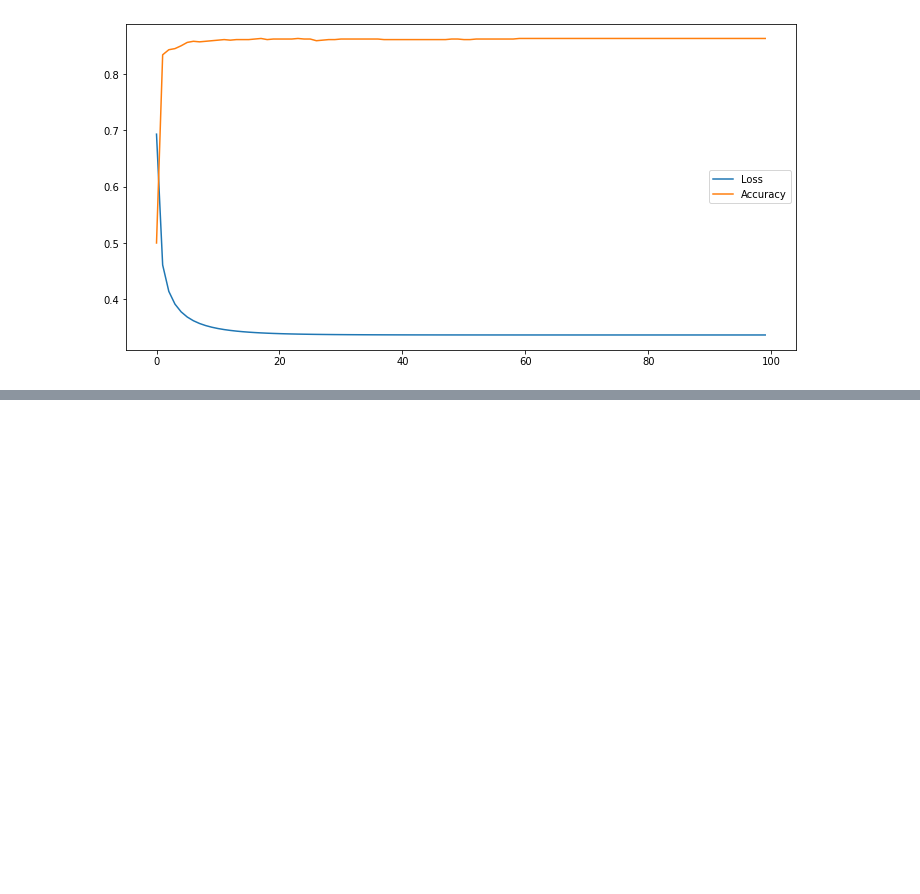
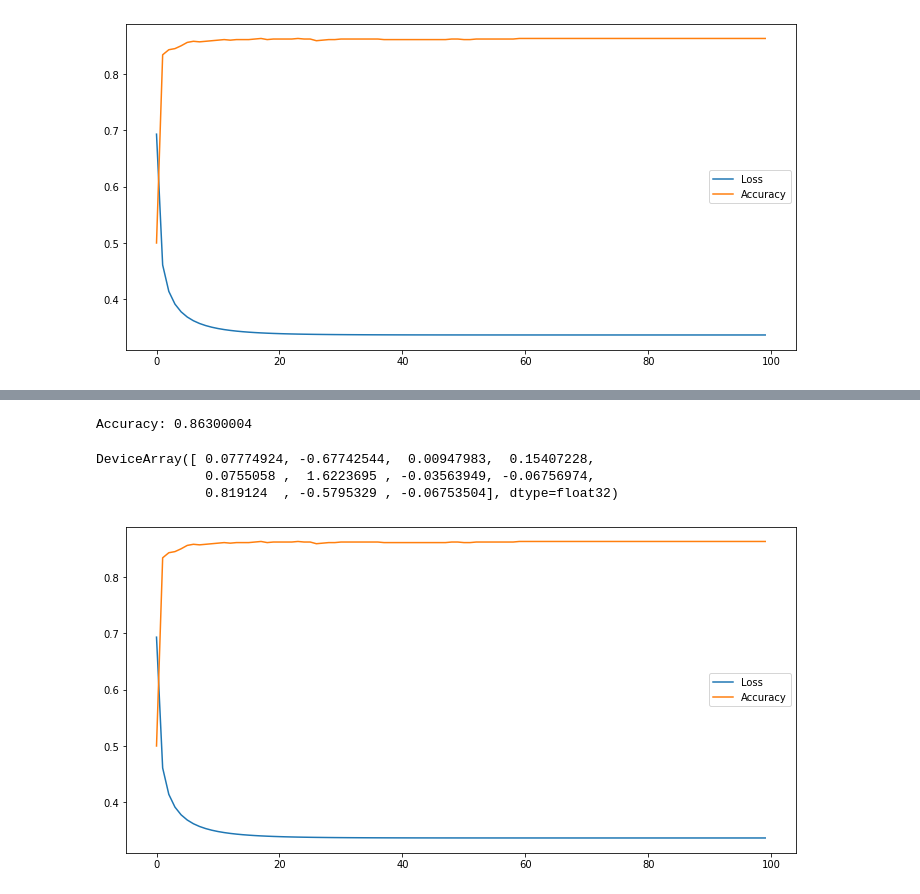
Before and after one commit to Bytewaiser/Machine-Learning-From-Scratch, a Jupyter notebook: Logistic Regression.ipynb, the cells around one changed output, grey strips where cells are left out. Drawn from its saved outputs; the diff is of its cells as text; code cells hidden in the pictures; blank space fills up the shorter version.

```diff
--- a/Logistic Regression.ipynb
+++ b/Logistic Regression.ipynb
@@ -164,0 +163,8 @@ plt.show()
+# %%
+import jax
+from jax import jit
+from jax import grad as jgrad
+from jax import numpy as jnp
+
+# Setting device to cpu
+jax.config.update('jax_platform_name', 'cpu')
@@ -164,0 +198,41 @@ plt.show()
+# %%
+# Jax have not implemented insertion yet
+# and I do not think it will because of
+# its functional and immutable arrays
+
+jax_X = jnp.array(np.insert(X, 0, 1, axis=1))
+jax_y = jnp.array(y)
+jax_w = jnp.zeros(jax_X.shape[1])
+# %%
+n_iter = 100
+history = jnp.empty(n_iter)
+accuracy = jnp.empty(n_iter)
+lr = jnp.array(1.)
+for i in range(n_iter):
+    pred = jax_forward(jax_w, jax_X)
+    loss = jax_loss(jax_w, jax_X, jax_y)
+    acc = jax_accuracy(pred, jax_y)
+    history = jax.ops.index_update(history, i, loss)
+    accuracy = jax.ops.index_update(accuracy, i, acc)
+    grad = jax_grad(jax_w, jax_X, jax_y)
+
+    # For me gradients were 1000 times smaller than numpy
+    # for this reason I choose learning rate = 1
+    jax_w = jax_update_params(jax_w, grad, lr)
+
+print("Accuracy:", acc)
+# %% [output]
+Accuracy: 0.86300004
+# %%
+jax_w
+# %% [output]
+DeviceArray([ 0.07774924, -0.67742544,  0.00947983,  0.15407228,
+              0.0755058 ,  1.6223695 , -0.03563949, -0.06756974,
+              0.819124  , -0.5795329 , -0.06753504], dtype=float32)
+# %%
+plt.plot(history)
+plt.plot(accuracy)
+plt.legend(["Loss", "Accuracy"])
+plt.show()
+# %% [output]
+[figure, added]
```
Also changed, not shown: parts of 3 cells of this notebook.
